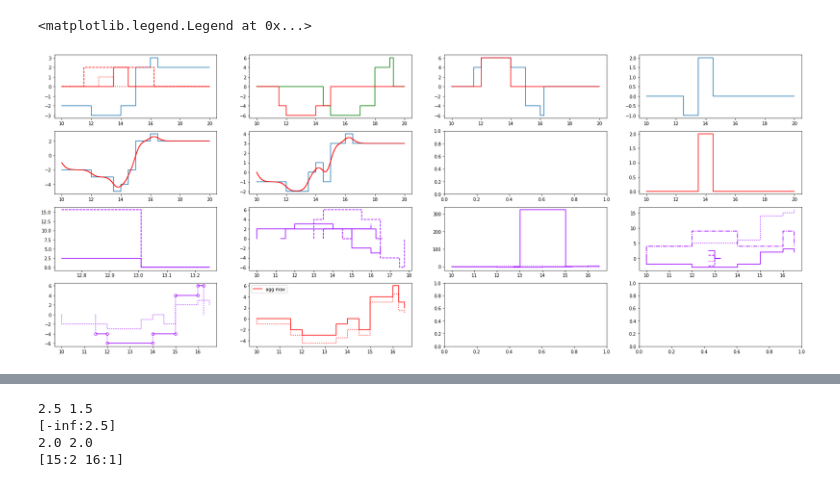
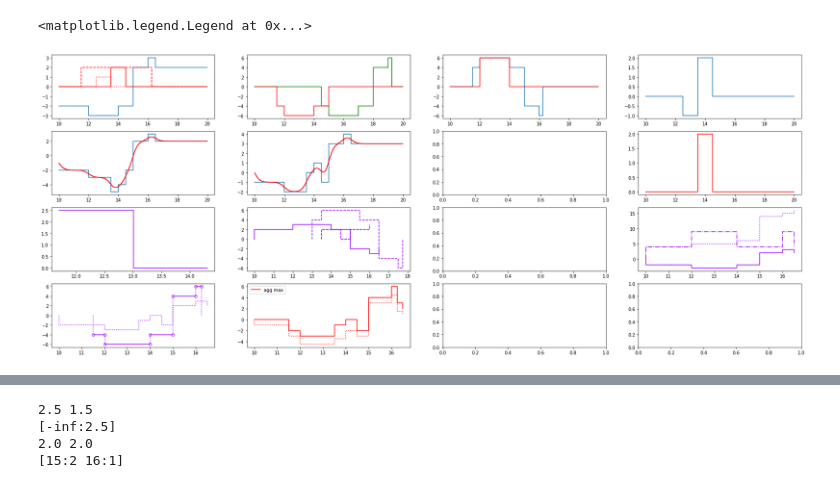
Before and after one commit to probability/topicmodelunderstanding, a Jupyter notebook: Notebooks/operations tests.ipynb, the cells around one changed output, grey strips where cells are left out. Cells and saved outputs as stored; diff of their text form; code cells hidden in the pictures.

```diff
--- a/Notebooks/operations tests.ipynb
+++ b/Notebooks/operations tests.ipynb
@@ -129,48 +124,48 @@ axr2[1].step(t,(st+st2+1)(t))
 axr2[1].step(t,(st+st2+Step()).smooth_step(t,smooth_factor=0.35),color='r')
 
 
-(st-s8).plot(ax=axr3[2])
-(st-s8).reflect().plot(ax=axr3[2],linestyle=':')
+#(st-s8).plot(ax=axr3[2])
+#(st-s8).reflect().plot(ax=axr3[2],linestyle=':')
 
-s3.plot(ax=axr3[3])
-s3.normalise().plot(ax=axr3[3],linestyle='--')
+# s3.plot(ax=axr3[3])
+# s3.normalise().plot(ax=axr3[3],linestyle='--')
 
-s3.reflect().plot(ax=axr3[3],linestyle='--')
-s3.reflect().normalise().plot(ax=axr3[3],linestyle=':')
+# s3.reflect().plot(ax=axr3[3],linestyle='--')
+# s3.reflect().normalise().plot(ax=axr3[3],linestyle=':')
 
 
 s3.plot(ax=axr3[0])
-(s3**3).plot(ax=axr3[0],linestyle='--')
-(s3*s3*s3).plot(ax=axr3[0],linestyle=':')
+# (s3**3).plot(ax=axr3[0],linestyle='--')
+# (s3*s3*s3).plot(ax=axr3[0],linestyle=':')
 
 st.reflect().plot(ax=axr3[1])
-s9.plot(ax=axr3[1])
+#s9.plot(ax=axr3[1])
 ((st.reflect()*s9)>>1.5).plot(ax=axr3[1],linestyle='--')
 
 (st2+s5+s6).plot(ax=axr3[1],linestyle='--')
 (st2+s5+s6).plot(ax=axr3[1],linestyle=':')
 
 
-((s1*3*((s1*1.5)>>3))**2).plot(ax=axr3[2])
+#((s1*3*((s1*1.5)>>3))**2).plot(ax=axr3[2])
 st.plot(ax=axr3[3])
 ((st**2)).plot(ax=axr3[3],linestyle=':')
 ((st*st)).plot(ax=axr3[3],linestyle='-.')
 
 comp1 = st+st2
 comp2 = st*s9
 
 agg_st = Steps.aggregate([comp1,comp2],np.max)
 agg_st2 = Steps.aggregate([comp1,comp2],np.mean)
 
 comp1.plot(ax=axr4[0],linestyle=':')
 comp2.plot(ax=axr4[0],method='pretty')
 agg_st.plot(ax=axr4[1],color='r',label='agg max')
 agg_st2.plot(ax=axr4[1],color='r',linestyle=':')
 
 axr4[1].legend()
 # %% [output]
 <matplotlib.legend.Legend at 0x...>
-[figure, old version]
+[figure, new version]
 # %%
 t = np.arange(10,20,0.01)
 fig, (axr1,axr2,axr3,axr4) = plt.subplots(ncols = 4, nrows=4, figsize=(30,12))
```
Also changed, not shown: parts of 3 cells of this notebook, 5 other files.
